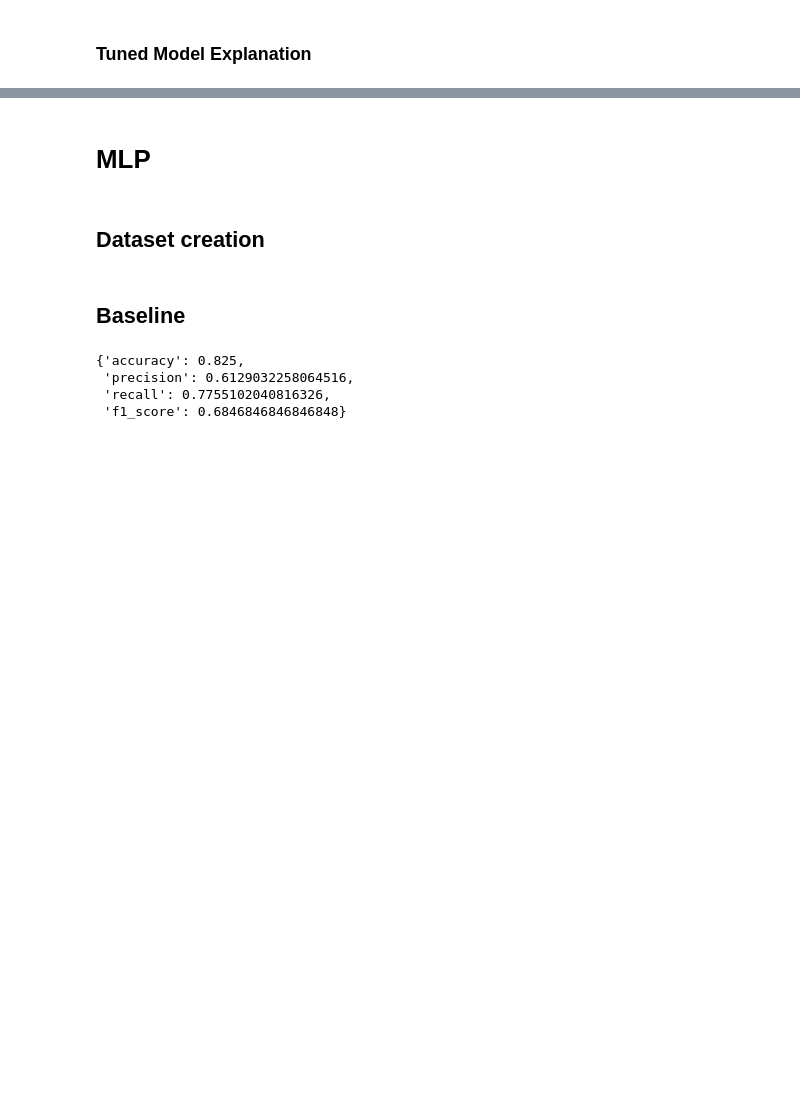
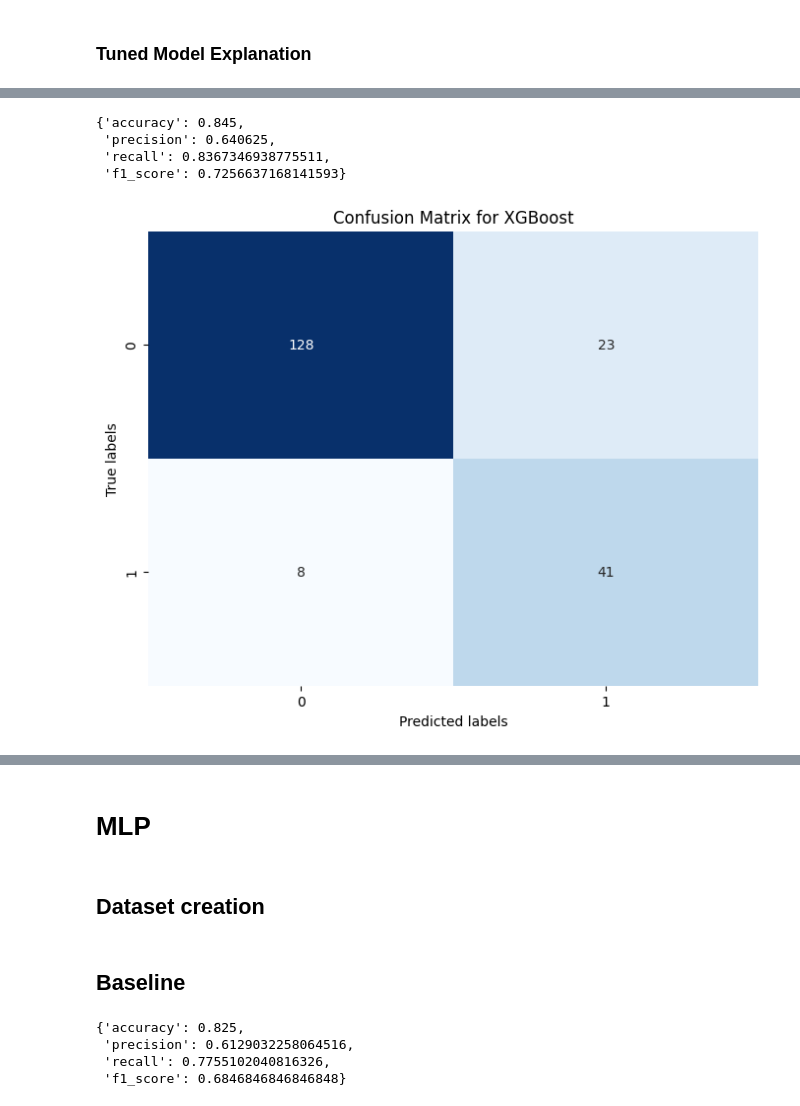
Before and after one commit to kevinchs0808/DSA4263-Project, a Jupyter notebook: main.ipynb, the cells around one changed output, grey strips where cells are left out. Drawn from its saved outputs; the diff is of its cells as text; code cells hidden in the pictures; blank space fills up the shorter version.

```diff
--- a/main.ipynb
+++ b/main.ipynb
@@ -604,0 +653,12 @@ xgb.plot_importance(xgb_model.tuned_model, title="Tuned XGBoost Feature Importan
+# %%
+xgb_model.train_predict(oversampling_strategy="RandomOverSampler")
+xgb_model.evaluate()
+# %% [output]
+{'accuracy': 0.845,
+ 'precision': 0.640625,
+ 'recall': 0.8367346938775511,
+ 'f1_score': 0.7256637168141593}
+# %%
+cm_xgb_tuned = xgb_model.plot_confusion_matrix()
+# %% [output]
+[figure, added]
```
Also changed, not shown: parts of 19 cells of this notebook, 1 other file.
